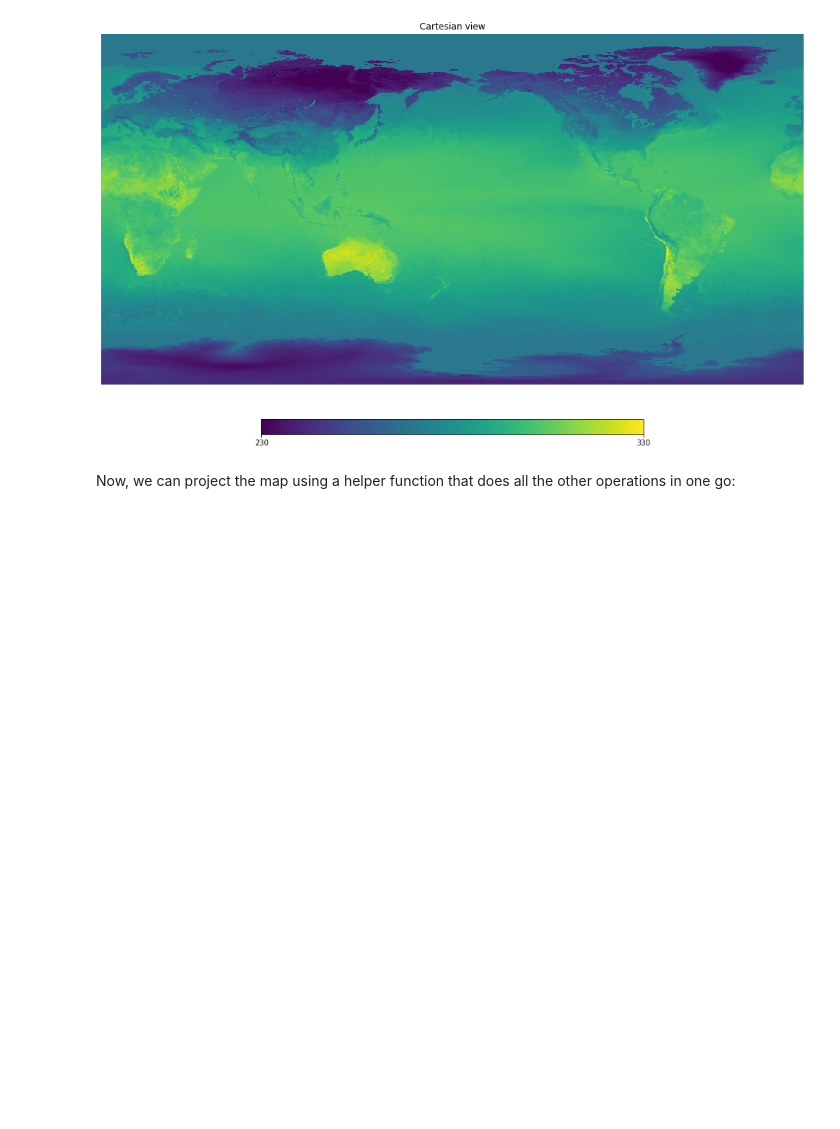
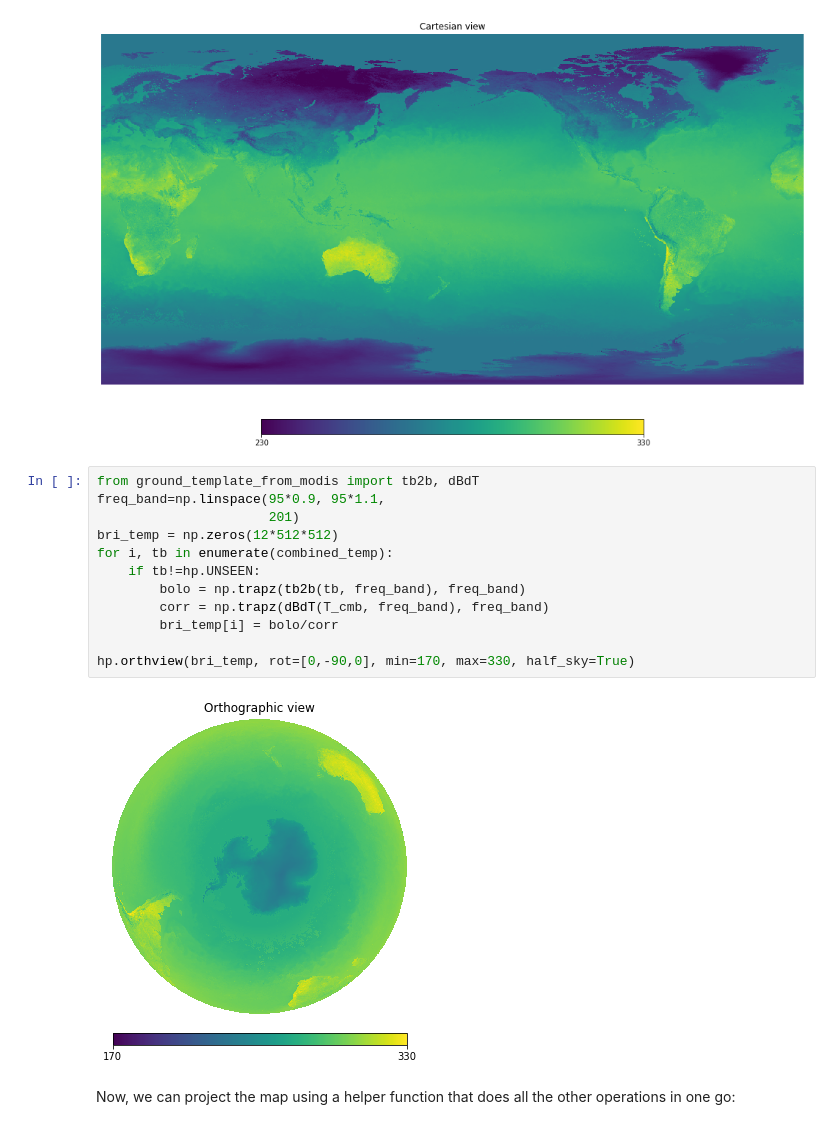
Before and after one commit to AERAdler/modis_to_healpy_ground, a Jupyter notebook: project_ground.ipynb, the cells around one changed output. Drawn from its saved outputs; the diff is of its cells as text; blank space fills up the shorter version.

```diff
--- a/project_ground.ipynb
+++ b/project_ground.ipynb
@@ -348,6 +348,20 @@ fig = plt.figure(1, figsize=(17,9))
 hp.cartview(combined_temp, flip="geo", min=230, max=330, xsize=1200, fig=1)
 # %% [output]
 [figure]
+# %%
+from ground_template_from_modis import tb2b, dBdT
+freq_band=np.linspace(95*0.9, 95*1.1,
+                      201)
+bri_temp = np.zeros(12*512*512)
+for i, tb in enumerate(combined_temp):
+    if tb!=hp.UNSEEN:
+        bolo = np.trapz(tb2b(tb, freq_band), freq_band)
+        corr = np.trapz(dBdT(T_cmb, freq_band), freq_band)
+        bri_temp[i] = bolo/corr
+
+hp.orthview(bri_temp, rot=[0,-90,0], min=170, max=330, half_sky=True)
+# %% [output]
+[figure, added]
 # %% [markdown]
 Now, we can project the map using a helper function that does all the other operations in one go:
 # %%
```
Also changed, not shown: parts of 1 cell of this notebook, 1 other file.
